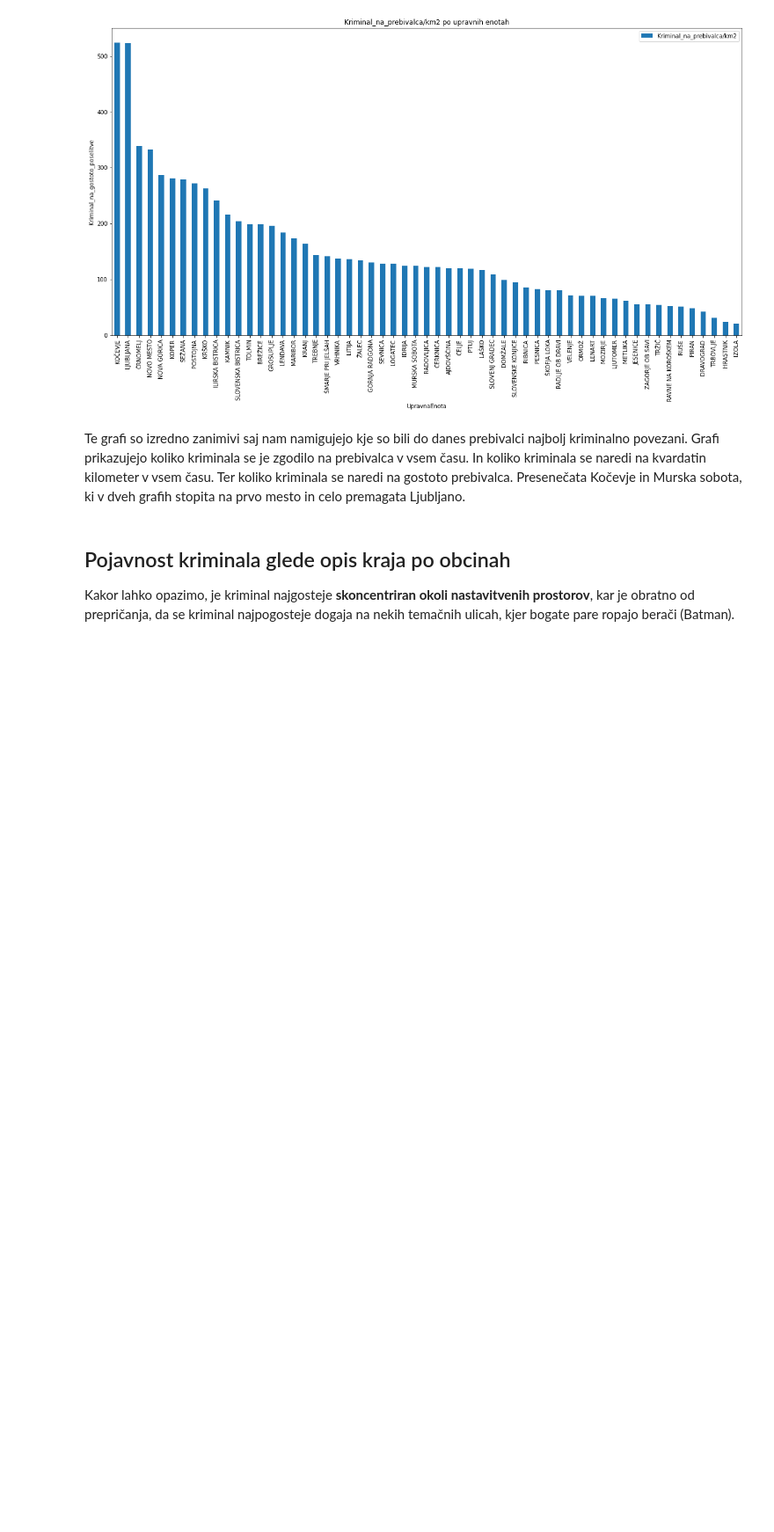
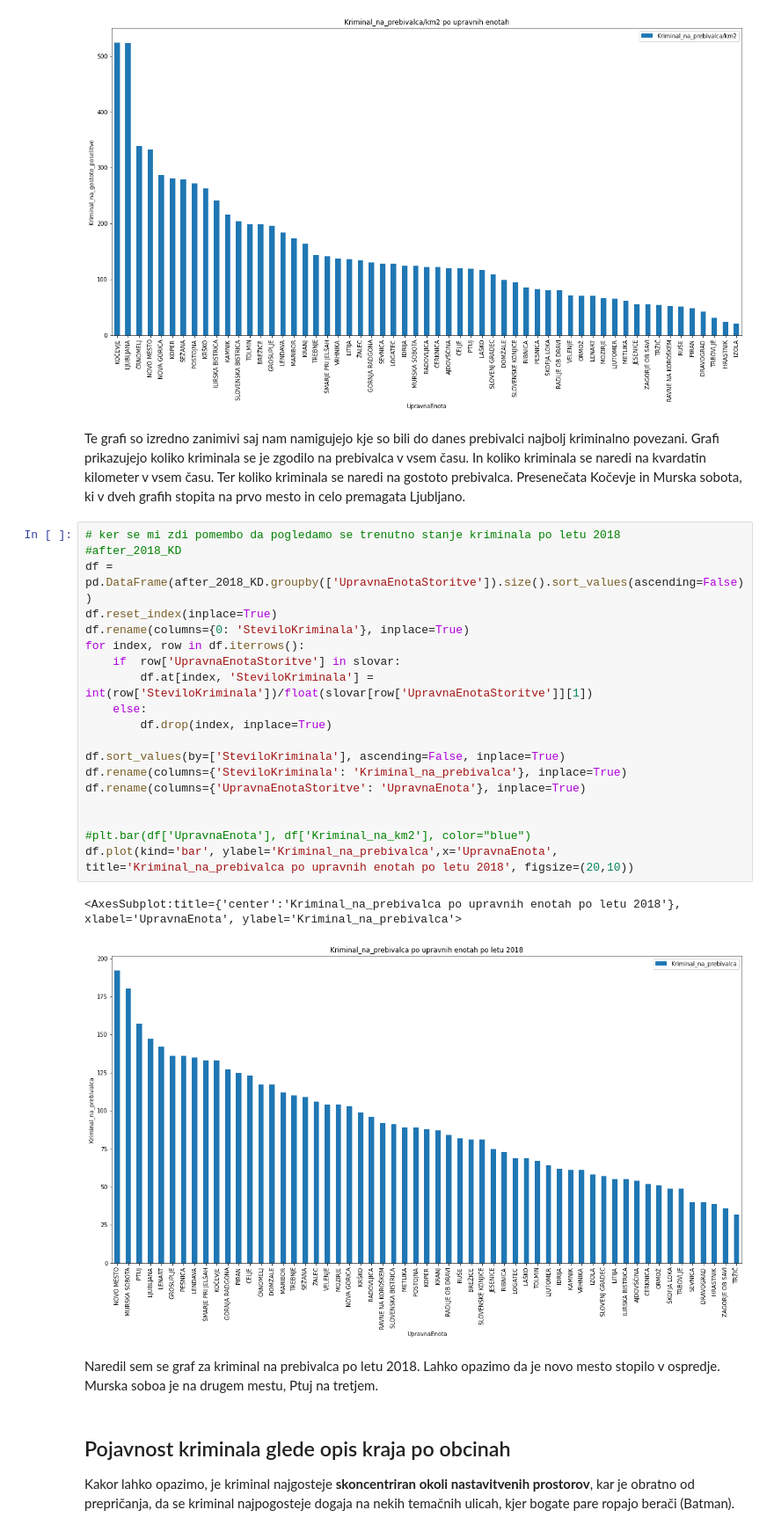
Before and after one commit to Nik-tech-cloud/PR22NGAMZ, a Jupyter notebook: seminar.ipynb, the cells around one changed output. Shown at 88% size. Drawn from its saved outputs; the diff is of its cells as text; blank space fills up the shorter version.

Commit message:
Se po letu 2018

```diff
--- a/seminar.ipynb
+++ b/seminar.ipynb
@@ -543,6 +543,30 @@ df.plot(kind='bar', ylabel='Kriminal_na_gostoto_poselitve',x='UpravnaEnota', tit
 [figure]
 # %% [markdown]
 Te grafi so izredno zanimivi saj nam namigujejo kje so bili do danes prebivalci najbolj kriminalno povezani. Grafi prikazujejo koliko kriminala se je zgodilo na prebivalca v vsem času. In koliko kriminala se naredi na kvardatin kilometer v vsem času. Ter koliko kriminala se naredi na gostoto prebivalca. Presenečata Kočevje in Murska sobota, ki v dveh grafih stopita na prvo mesto in celo premagata Ljubljano.
+# %%
+# ker se mi zdi pomembo da pogledamo se trenutno stanje kriminala po letu 2018
+#after_2018_KD
+df = pd.DataFrame(after_2018_KD.groupby(['UpravnaEnotaStoritve']).size().sort_values(ascending=False))
+df.reset_index(inplace=True)
+df.rename(columns={0: 'SteviloKriminala'}, inplace=True)
+for index, row in df.iterrows():
+    if  row['UpravnaEnotaStoritve'] in slovar:
+        df.at[index, 'SteviloKriminala'] = int(row['SteviloKriminala'])/float(slovar[row['UpravnaEnotaStoritve']][1])
+    else:
+        df.drop(index, inplace=True)
+
+df.sort_values(by=['SteviloKriminala'], ascending=False, inplace=True)
+df.rename(columns={'SteviloKriminala': 'Kriminal_na_prebivalca'}, inplace=True)
+df.rename(columns={'UpravnaEnotaStoritve': 'UpravnaEnota'}, inplace=True)
+
+
+#plt.bar(df['UpravnaEnota'], df['Kriminal_na_km2'], color="blue")
+df.plot(kind='bar', ylabel='Kriminal_na_prebivalca',x='UpravnaEnota', title='Kriminal_na_prebivalca po upravnih enotah po letu 2018', figsize=(20,10))
+# %% [output]
+<AxesSubplot:title={'center':'Kriminal_na_prebivalca po upravnih enotah po letu 2018'}, xlabel='UpravnaEnota', ylabel='Kriminal_na_prebivalca'>
+[figure, added]
+# %% [markdown]
+Naredil sem se graf za kriminal na prebivalca po letu 2018. Lahko opazimo da je novo mesto stopilo v ospredje. Murska soboa je na drugem mestu, Ptuj na tretjem.
 # %% [markdown]
 ## Pojavnost kriminala glede opis kraja po obcinah
 Kakor lahko opazimo, je kriminal najgosteje **skoncentriran okoli nastavitvenih prostorov**, kar je obratno od prepričanja, da se kriminal najpogosteje dogaja na nekih temačnih ulicah, kjer bogate pare ropajo berači (Batman).
```
Also changed, not shown: parts of 5 cells of this notebook.
